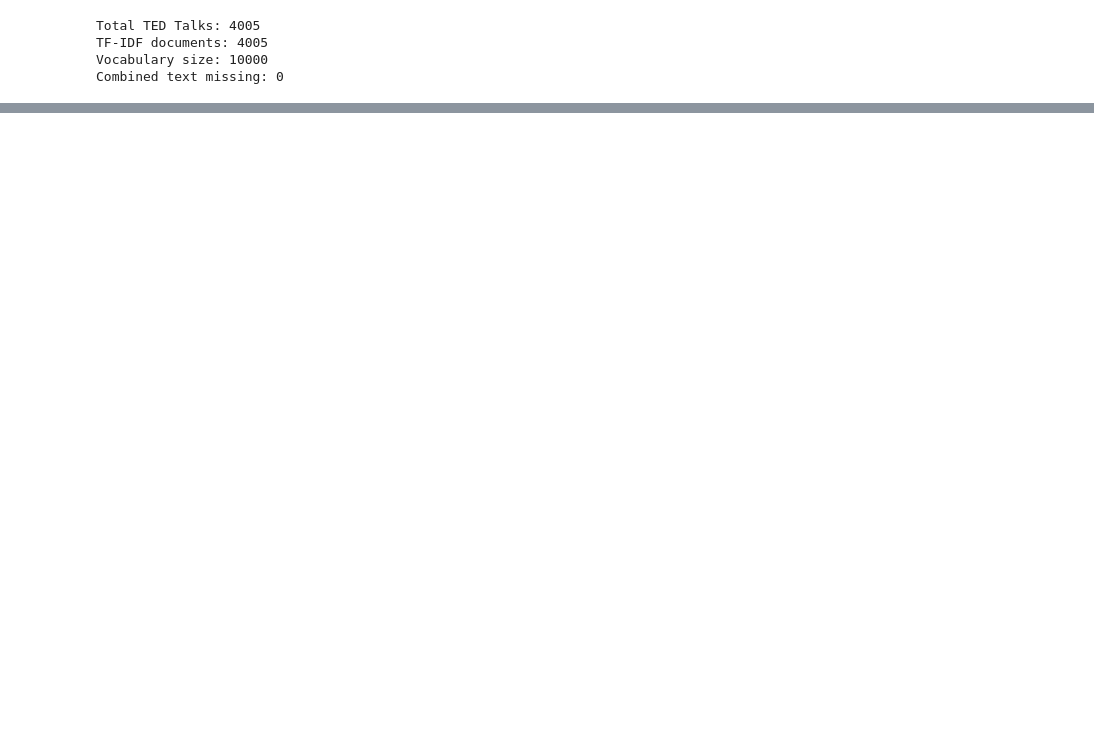
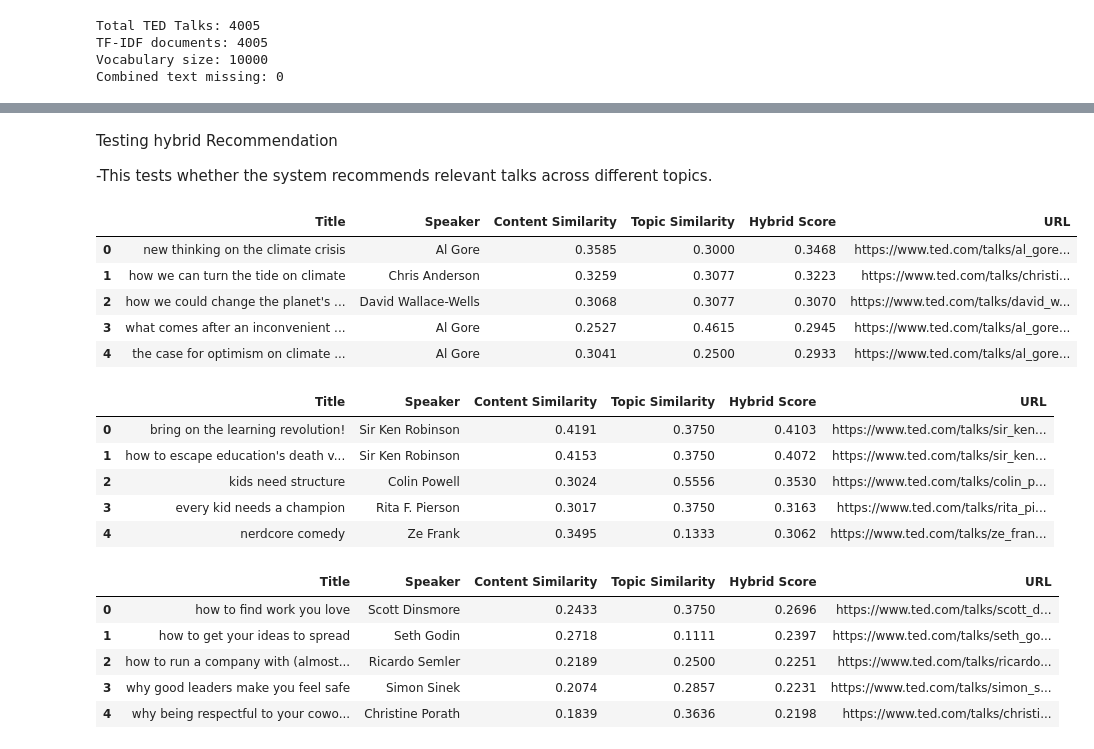
Before and after one commit to springboardmentor0702-lgtm/Personalized-TED-Talks-Recommendation-System, a Jupyter notebook: TED_Talk_Recommendation_System.ipynb, the cells around one changed output, grey strips where cells are left out. Saved outputs shown, nothing was run; the diff lists cells and outputs as text; code cells hidden in the pictures; blank space fills up the shorter version.

```diff
--- a/TED_Talk_Recommendation_System.ipynb
+++ b/TED_Talk_Recommendation_System.ipynb
@@ -745,0 +1362,18 @@ Drive already mounted at /content/drive; to attempt to forcibly remount, call dr
+# %%
+# Calculate topic similarity using Jaccard similarity
+display(HTML("<h2 style='text-align:center;'>Hybrid TED Talk Recommendation System</h2>"))
+def calculate_topic_similarity(topics1, topics2):
+
+    set1 = set(topics1)
+    set2 = set(topics2)
+
+    if not set1 or not set2:
+        return 0
+
+    common_topics = set1.intersection(set2)
+    total_topics = set1.union(set2)
+
+    return len(common_topics) / len(total_topics)
+
+
+print("Topic similarity function created successfully!")
@@ -745,0 +1458,38 @@ Drive already mounted at /content/drive; to attempt to forcibly remount, call dr
+# %% [markdown]
+Testing hybrid Recommendation
+
+-This tests whether the system recommends relevant talks across different topics.
+# %%
+# Test 1: Climate-related TED Talk
+display(
+    recommend_hybrid("averting the climate crisis", top_n=5)
+)
+
+# Test 2: Education-related TED Talk
+display(
+    recommend_hybrid("do schools kill creativity?", top_n=5)
+)
+
+# Test 3: Leadership-related TED Talk
+display(
+    recommend_hybrid("how great leaders inspire action", top_n=5)
+)
+# %% [output]
+|  | Title | Speaker | Content Similarity | Topic Similarity | Hybrid Score | URL |
+| 0 | new thinking on the climate crisis | Al Gore | 0.3585 | 0.3000 | 0.3468 | https://www.ted.com/talks/al_gore... |
+| 1 | how we can turn the tide on climate | Chris Anderson | 0.3259 | 0.3077 | 0.3223 | https://www.ted.com/talks/christi... |
+| 2 | how we could change the planet's ... | David Wallace-Wells | 0.3068 | 0.3077 | 0.3070 | https://www.ted.com/talks/david_w... |
+| 3 | what comes after an inconvenient ... | Al Gore | 0.2527 | 0.4615 | 0.2945 | https://www.ted.com/talks/al_gore... |
+| 4 | the case for optimism on climate ... | Al Gore | 0.3041 | 0.2500 | 0.2933 | https://www.ted.com/talks/al_gore... |
+|  | Title | Speaker | Content Similarity | Topic Similarity | Hybrid Score | URL |
+| 0 | bring on the learning revolution! | Sir Ken Robinson | 0.4191 | 0.3750 | 0.4103 | https://www.ted.com/talks/sir_ken... |
+| 1 | how to escape education's death v... | Sir Ken Robinson | 0.4153 | 0.3750 | 0.4072 | https://www.ted.com/talks/sir_ken... |
+| 2 | kids need structure | Colin Powell | 0.3024 | 0.5556 | 0.3530 | https://www.ted.com/talks/colin_p... |
+| 3 | every kid needs a champion | Rita F. Pierson | 0.3017 | 0.3750 | 0.3163 | https://www.ted.com/talks/rita_pi... |
+| 4 | nerdcore comedy | Ze Frank | 0.3495 | 0.1333 | 0.3062 | https://www.ted.com/talks/ze_fran... |
+|  | Title | Speaker | Content Similarity | Topic Similarity | Hybrid Score | URL |
+| 0 | how to find work you love | Scott Dinsmore | 0.2433 | 0.3750 | 0.2696 | https://www.ted.com/talks/scott_d... |
+| 1 | how to get your ideas to spread | Seth Godin | 0.2718 | 0.1111 | 0.2397 | https://www.ted.com/talks/seth_go... |
+| 2 | how to run a company with (almost... | Ricardo Semler | 0.2189 | 0.2500 | 0.2251 | https://www.ted.com/talks/ricardo... |
+| 3 | why good leaders make you feel safe | Simon Sinek | 0.2074 | 0.2857 | 0.2231 | https://www.ted.com/talks/simon_s... |
+| 4 | why being respectful to your cowo... | Christine Porath | 0.1839 | 0.3636 | 0.2198 | https://www.ted.com/talks/christi... |
```
Also changed, not shown: parts of 38 cells of this notebook.
